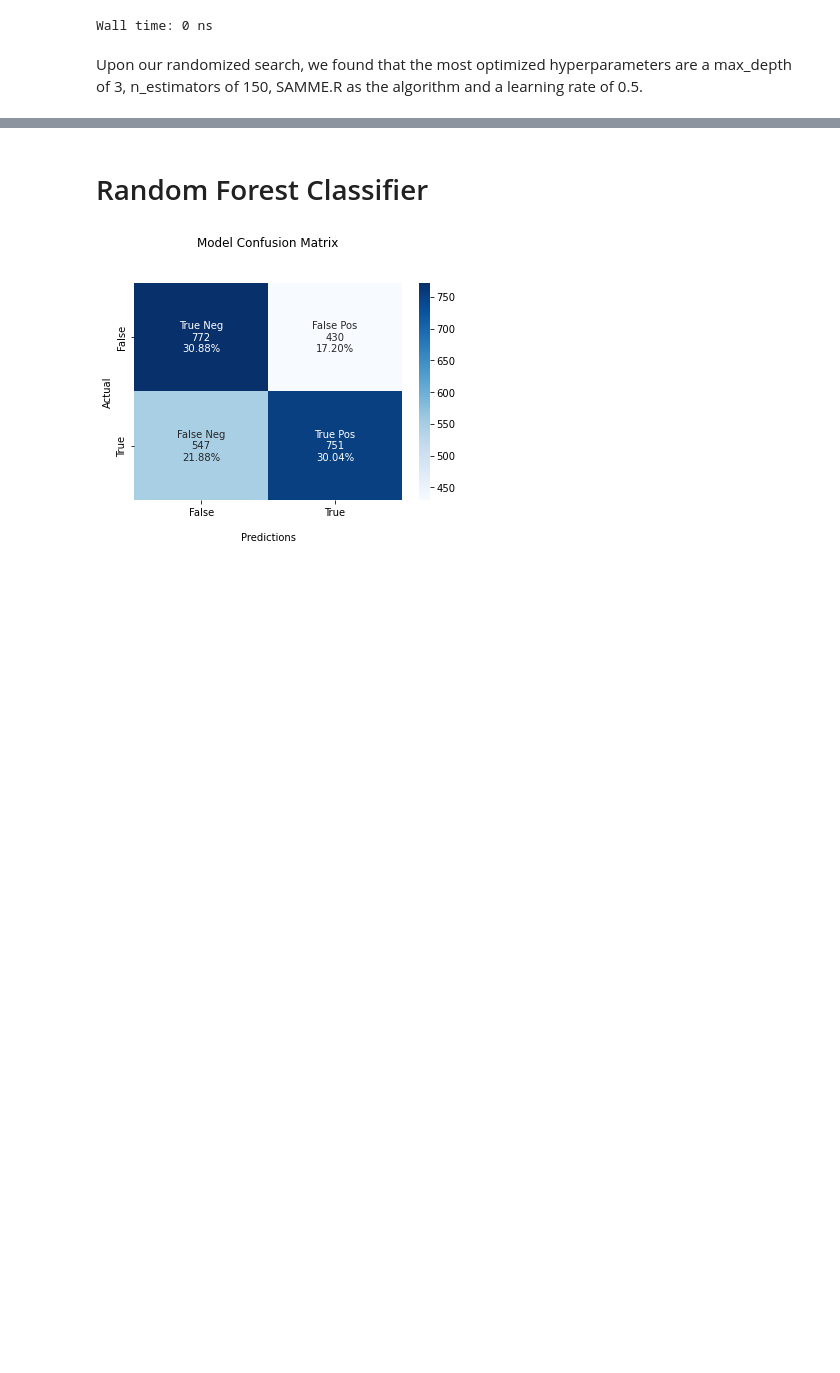
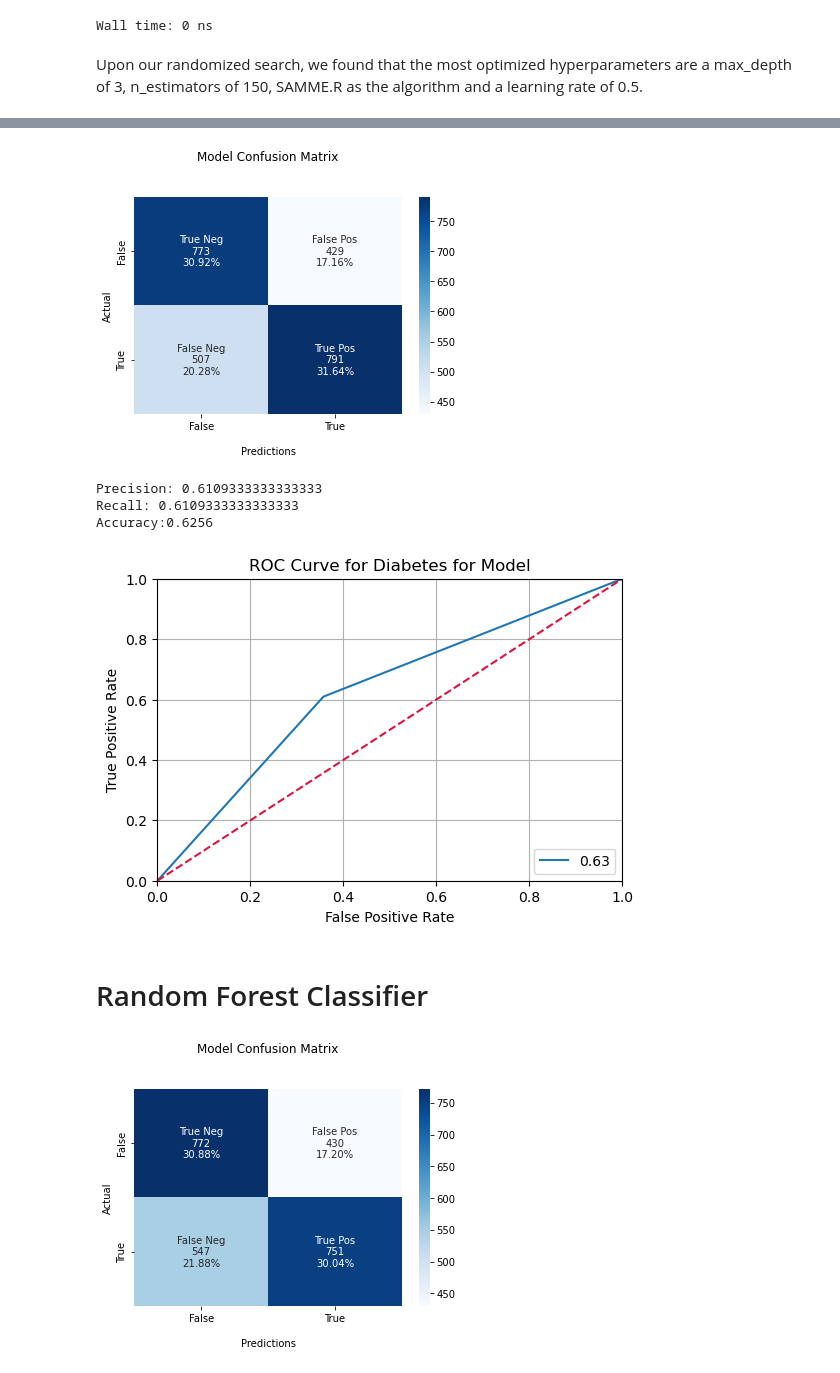
Before and after one commit to Aviost111/sem2_project, a Jupyter notebook: cats__dogs_2_2.ipynb, the cells around one changed output, grey strips where cells are left out. Cells and saved outputs as stored; diff of their text form; code cells hidden in the pictures; blank space fills up the shorter version.

```diff
--- a/cats__dogs_2_2.ipynb
+++ b/cats__dogs_2_2.ipynb
@@ -419,20 +421,28 @@ adaboost.fit(X_train_fs,y_train2)
 # %%
-y_train_pred = ada_classifier.predict(X_test_fs)
-(metrics.accuracy_score(y_test2, prediction_test))
+y_predict = adaboost.predict(x_test_r)
+
+y_train_pred = cross_val_predict(adaboost, x_train_r, y_train2, cv=3)
 
 precision = precision_score(y_train2, y_train_pred, average='micro')
 
 recall = recall_score(y_train2, y_train_pred, average='micro')
 
-accuracy = adaboost.score(X_test_fs, y_test2)
+accuracy = adaboost.score(x_test_r, y_test2)
+
 
 confusion_matrix_show(confusion_matrix(y_test2, y_predict))
 
 print(f"Precision: {precision}")
 print(f"Recall: {recall}")
 print(f"Accuracy:{accuracy}")
 
 roc_show(y_test2,y_predict)
+# %% [output]
+[figure, added]
+Precision: 0.6109333333333333
+Recall: 0.6109333333333333
+Accuracy:0.6256
+[figure, added]
 # %% [markdown]
 # Random Forest Classifier
 # %%
```
Also changed, not shown: parts of 13 cells of this notebook, 1 other file.
